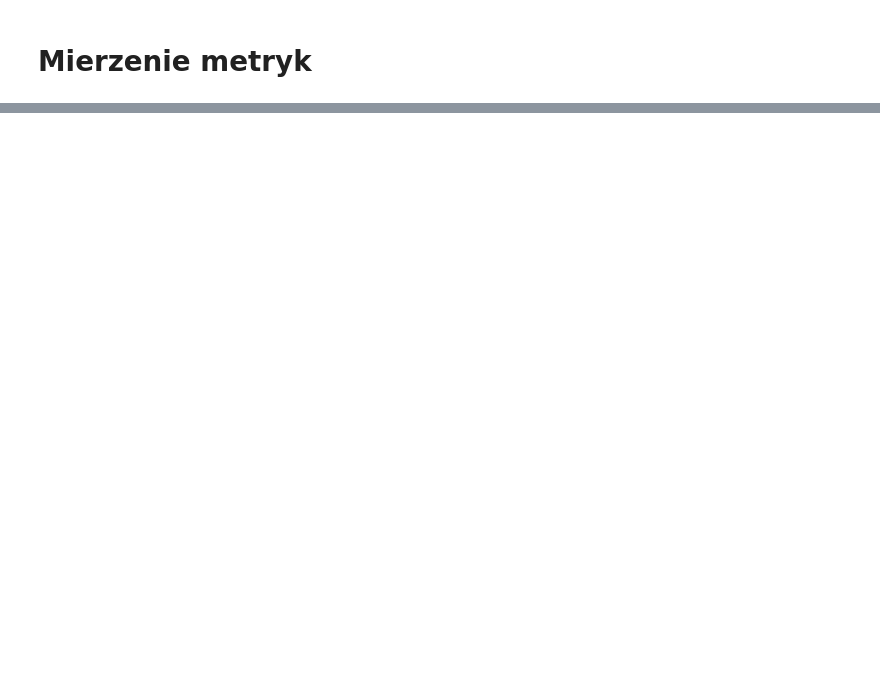
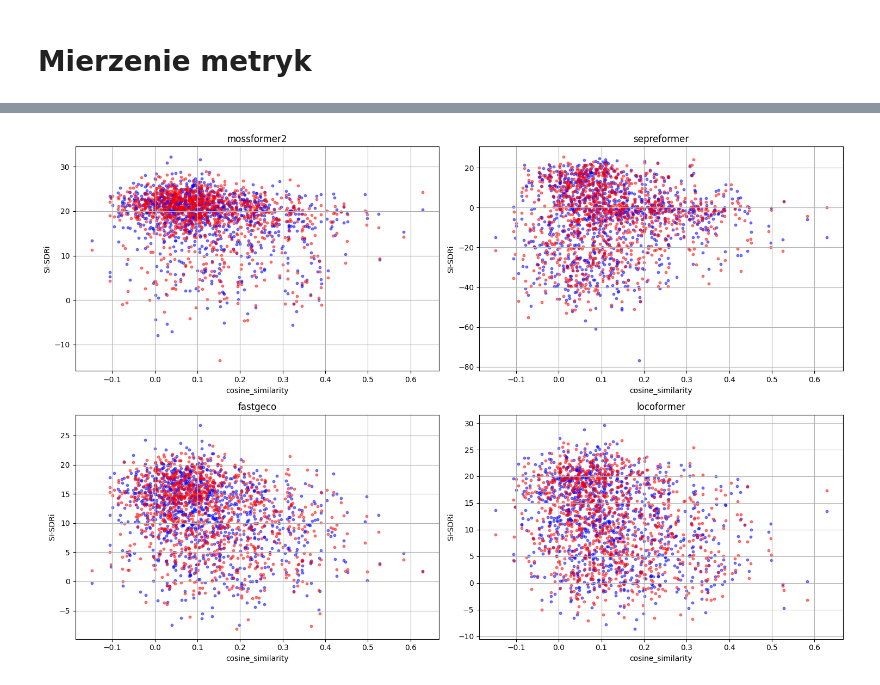
Before and after one commit to BasseChan/Master_Thesis, a Jupyter notebook: simple_model_comparison.ipynb, the cells around one changed output, grey strips where cells are left out. Saved outputs shown, nothing was run; the diff lists cells and outputs as text; code cells hidden in the pictures; blank space fills up the shorter version.

```diff
--- a/simple_model_comparison.ipynb
+++ b/simple_model_comparison.ipynb
@@ -216,0 +227,10 @@ for file in est_files1['fastgeco']:
+# %%
+all_results_spk1_16kHz = load_as_df_per_model('results/spk1_16kHz.jsonl')
+all_results_spk2_16kHz = load_as_df_per_model('results/spk2_16kHz.jsonl')
+all_results_spk1_8kHz = load_as_df_per_model('results/spk1_8kHz.jsonl')
+all_results_spk2_8kHz = load_as_df_per_model('results/spk2_8kHz.jsonl')
+
+df_spk1_16kHz = get_df(all_results_spk1_16kHz)
+df_spk2_16kHz = get_df(all_results_spk2_16kHz)
+df_spk1_8kHz = get_df(all_results_spk1_8kHz)
+df_spk2_8kHz = get_df(all_results_spk2_8kHz)
@@ -216,0 +301,37 @@ for file in est_files1['fastgeco']:
+# %%
+df = pd.read_csv('data/2mix_val/texts.csv')
+df['text_len1'] = df['text1'].apply(lambda x: len(x.split()))
+df['text_len2'] = df['text2'].apply(lambda x: len(x.split()))
+df['overlap_len'] = df['duration1'] + df['duration2'] - df['duration']
+df['context1'] = df['duration'] - df['duration2']
+df['context2'] = df['duration'] - df['duration1']
+df['overlap_ratio'] = df['overlap_len'] / df['duration']
+df['text_speed1'] = df['text_len1'] / df['duration1']
+df['text_speed2'] = df['text_len2'] / df['duration2']
+df['avg_text_speed'] = (df['text_len1'] + df['text_len2']) / (df['duration1'] + df['duration2'])
+# %%
+import matplotlib.pyplot as plt
+import seaborn as sns
+
+def plot_dependencies(data_feature, metric, sharey=True):
+
+    fig, axs = plt.subplots(2, 2, figsize=(15, 10), sharey=sharey)
+
+    for i, (model, model_df) in enumerate(all_results_spk1_8kHz.items()):
+        ax = axs[i//2, i%2]
+        ax.scatter(df[data_feature], model_df[metric], alpha=0.5, color='blue', s=10, label='speaker 1')
+        ax.set_title(f'{model}')
+        ax.set_xlabel(data_feature)
+        ax.set_ylabel(metric)
+        ax.grid(True)
+
+    for i, (model, model_df) in enumerate(all_results_spk2_8kHz.items()):
+        ax = axs[i//2, i%2]
+        ax.scatter(df[data_feature], model_df[metric], alpha=0.5, color='red', s=10, label='speaker 2')
+
+    plt.tight_layout()
+    plt.show()
+# %%
+plot_dependencies('cosine_similarity', 'SI-SDRi', False)
+# %% [output]
+[figure, added]
```
Also changed, not shown: parts of 56 cells of this notebook, 50 other files.
